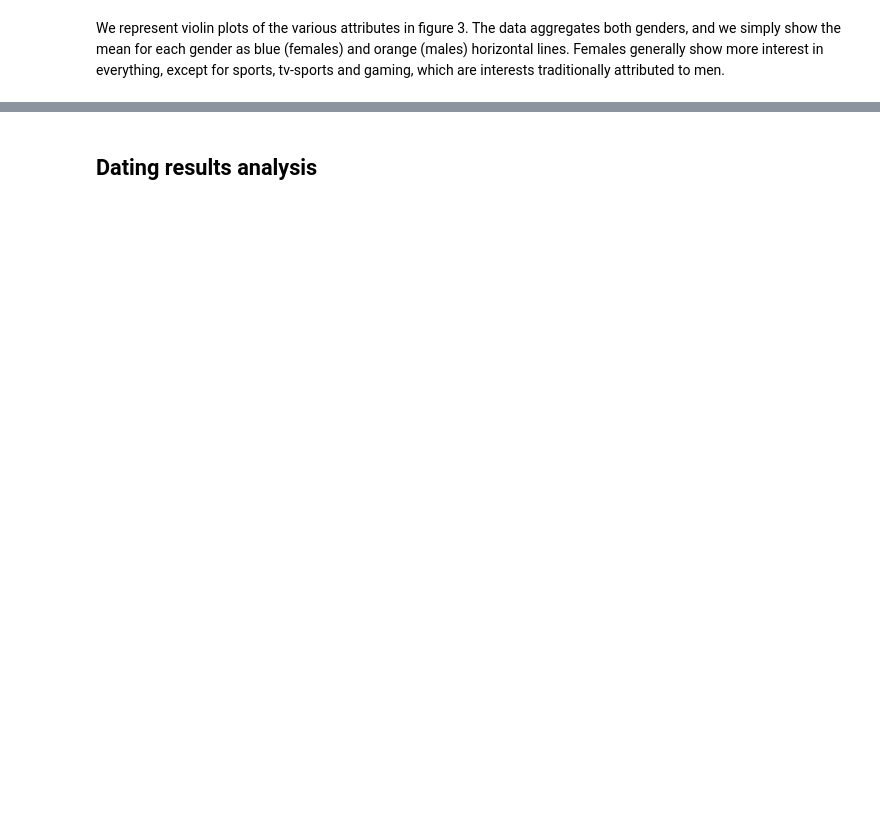
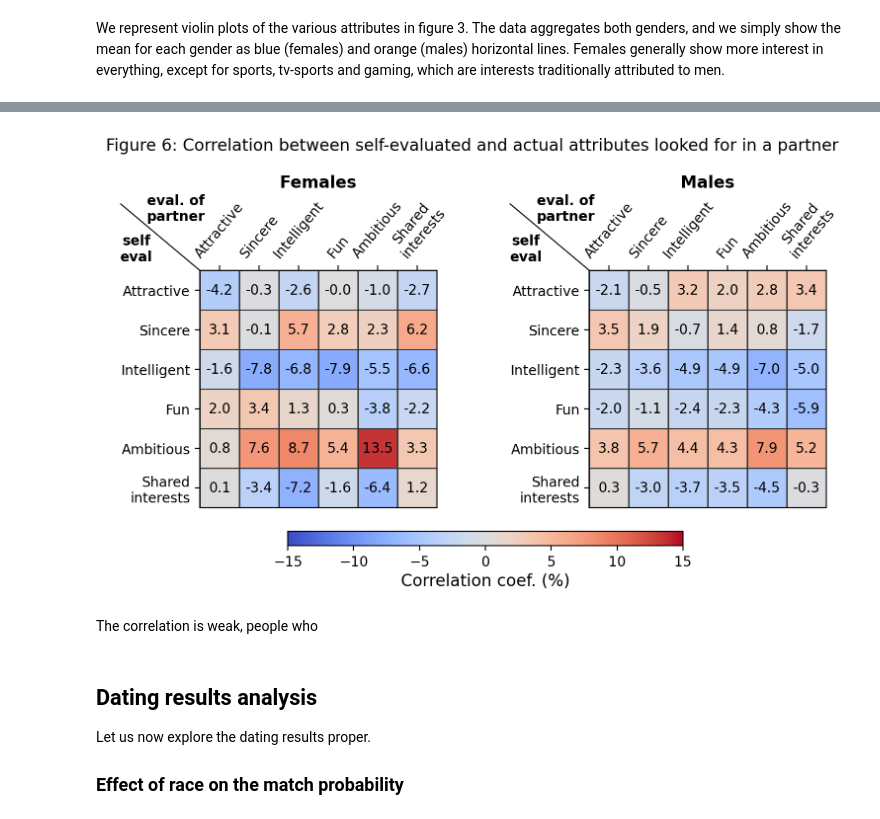
Before and after one commit to netesf13d/jedha-projects, a Jupyter notebook: 02-Speed_Dating/Speed_Dating.ipynb, the cells around one changed output, grey strips where cells are left out. Cells and saved outputs as stored; diff of their text form; code cells hidden in the pictures; blank space fills up the shorter version.

```diff
--- a/02-Speed_Dating/Speed_Dating.ipynb
+++ b/02-Speed_Dating/Speed_Dating.ipynb
@@ -272,0 +335,3 @@ That one is more complex
+# %%
+attributes = ['Attractive', 'Sincere', 'Intelligent', 'Fun', 'Ambitious', 'Shared\ninterests']
+attr_kw = ['attr', 'sinc', 'intel', 'fun', 'amb', 'shar']
@@ -275,2 +578,69 @@ That one is more complex
+# %%
+gdf = df.groupby('gender')
+
+lf_df_f = gdf.get_group(0).loc[:, [kw + '1_1' for kw in attr_kw] + attr_kw]
+lf_df_f.iloc[:, :6] = lf_df_f.iloc[:, :6].div(lf_df_f.iloc[:, :6].sum(axis=1), axis=0)
+lf_corr_f = lf_df_f.corr().iloc[:6, 6:].to_numpy()
+
+lf_df_m = gdf.get_group(1).loc[:, [kw + '1_1' for kw in attr_kw] + attr_kw]
+lf_df_m.iloc[:, :6] = lf_df_m.iloc[:, :6].div(lf_df_m.iloc[:, :6].sum(axis=1), axis=0)
+lf_corr_m = lf_df_m.corr().iloc[:6, 6:].to_numpy()
+# %%
+fig6, axs6 = plt.subplots(
+    nrows=1, ncols=2, figsize=(8, 4.8), dpi=200,
+    gridspec_kw={'left': 0.09, 'right': 0.98, 'top': 0.7, 'bottom': 0.2, 'wspace': 0.24})
+cax6 = fig6.add_axes((0.25, 0.12, 0.5, 0.03))
+fig6.suptitle("Figure 6: Correlation between self-evaluated and actual attributes looked for in a partner",
+              x=0.02, ha='left')
+
+
+axs6[0].set_aspect('equal')
+heatmap = axs6[0].pcolormesh(lf_corr_f[::-1]*100, cmap='coolwarm', vmin=-15, vmax=15,
+                             edgecolors='0.2', linewidth=0.5)
+axs6[0].tick_params(top=True, labeltop=True, bottom=False, labelbottom=False)
+axs6[0].set_xticks(np.linspace(0.5, 5.5, 6), attributes, rotation=50)
+axs6[0].set_yticks(np.linspace(0.5, 5.5, 6), attributes[::-1])
+for (i, j), c in np.ndenumerate(lf_corr_f[::-1]*100):
+    axs6[0].text(j+0.5, i+0.5, f'{c:.1f}', ha='center', va='center')
+
+axs6[0].set_title('Females', fontweight='bold')
+pos = axs6[0].get_position().bounds
+x, y = pos[0], pos[1] + pos[3]
+fig6.add_artist(Line2D([x-0.1, x], [y+0.14, y], color='k', lw=0.8))
+fig6.text(x-0.03, y+0.13, 'eval. of\npartner', ha='center', va='center', fontweight='bold')
+fig6.text(x-0.08, y+0.045, 'self\neval', ha='center', va='center', fontweight='bold')
+
+
+axs6[1].set_aspect('equal')
+heatmap = axs6[1].pcolormesh(lf_corr_m[::-1]*100, cmap='coolwarm', vmin=-15, vmax=15,
+                             edgecolors='0.2', linewidth=0.5)
+axs6[1].tick_params(top=True, labeltop=True, bottom=False, labelbottom=False)
+axs6[1].set_xticks(np.linspace(0.5, 5.5, 6), attributes, rotation=50)
+axs6[1].set_yticks(np.linspace(0.5, 5.5, 6), attributes[::-1])
+for (i, j), c in np.ndenumerate(lf_corr_m[::-1]*100):
+    axs6[1].text(j+0.5, i+0.5, f'{c:.1f}', ha='center', va='center')
+
+axs6[1].set_title('Males', fontweight='bold')
+pos = axs6[1].get_position().bounds
+x, y = pos[0], pos[1] + pos[3]
+fig6.add_artist(Line2D([x-0.1, x], [y+0.14, y], color='k', lw=0.8))
+fig6.text(x-0.03, y+0.13, 'eval. of\npartner', ha='center', va='center', fontweight='bold')
+fig6.text(x-0.08, y+0.045, 'self\neval', ha='center', va='center', fontweight='bold')
+
+
+fig6.colorbar(heatmap, cax=cax6, orientation="horizontal", ticklocation="bottom")
+cax6.set_title('Correlation coef. (%)', y=-3.4)
+
+
+plt.show()
+# %% [output]
+[figure, added]
+# %% [markdown]
+The correlation is weak, people who
 # %% [markdown]
-## <a name="dating"></a>Dating results analysis
+## <a name="dating"></a> Dating results analysis
+
+Let us now explore the dating results proper.
+
+
+### Effect of race on the match probability
```
Also changed, not shown: parts of 56 cells of this notebook, 2 other files.
